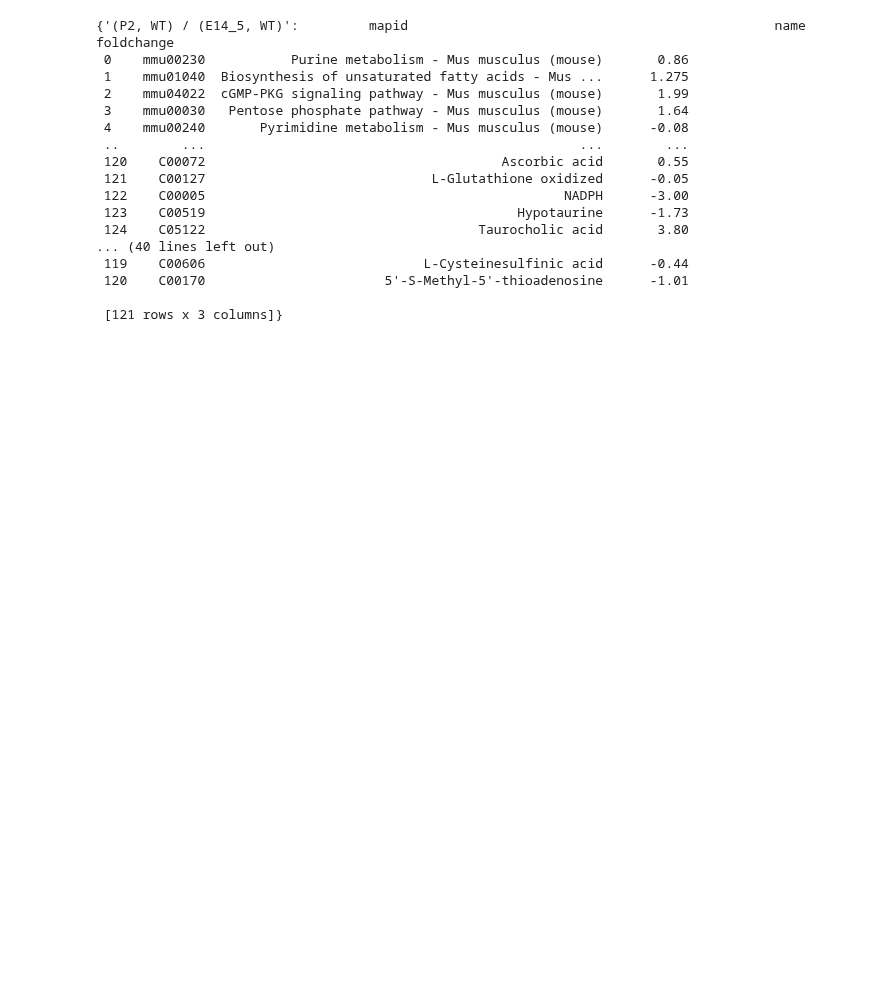
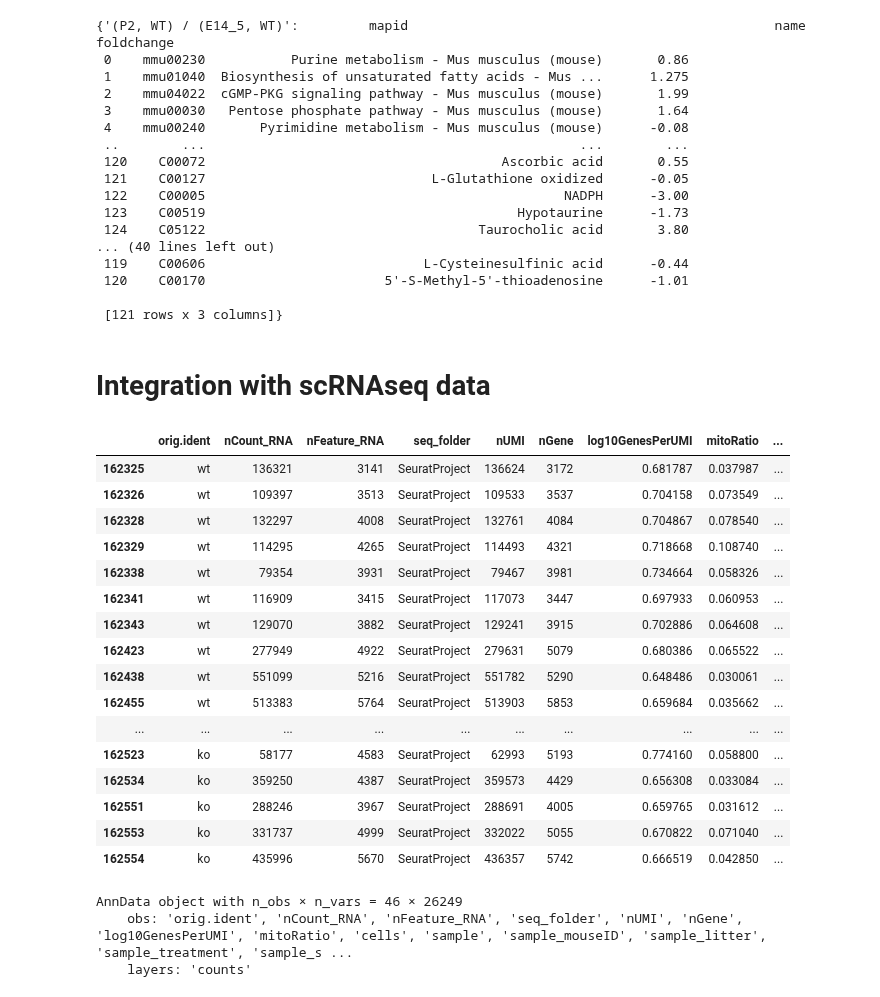
Before and after one commit to menchelab/novarinocollab, a Jupyter notebook: notebooks/metabo_analysis.ipynb, the cells around one changed output. Saved outputs shown, nothing was run; the diff lists cells and outputs as text; code cells hidden in the pictures; blank space fills up the shorter version.

Commit message:
integrate scRNAseq

```diff
--- a/notebooks/metabo_analysis.ipynb
+++ b/notebooks/metabo_analysis.ipynb
@@ -755,3 +755,73 @@ for suffix, selection in zip(['WT', 'KO'], [wtbase, kdbase]):
         header = False,
         index = False
     )
+# %% [markdown]
+# Integration with scRNAseq data
+# %%
+import scanpy as sc
+import anndata as ad
+from scipy.io import mmread
+
+def data2h5ad(prefix):
+    X = mmread(prefix + '.mtx').tocsr()
+    obs = pd.read_csv(
+        prefix + '.metadata.tsv',
+        sep = '\t'
+    )
+    with open(prefix + f'.rownames.txt', 'r') as f:
+        genes = [r.rstrip() for r in f]
+
+    var = pd.DataFrame(
+        index = genes
+    )
+
+    return ad.AnnData(
+        X = X.T,
+        obs = obs,
+        var = var
+    )
+columns = [
+    'sample_treatment',
+    'sample_sex',
+    'sample_litter',
+    'sample_mouseID',
+    'cell_type',
+    'quantification'
+]
+annotation = {
+    0: 'olfactory_cells',
+    1: 'oligodendrytes',
+    2: 'astrocytes',
+    3: 'neurons'
+}
+adata = data2h5ad('../processed/novarino_scRNA')
+adata.obs.index = [x.split('_')[1] for x in adata.obs.index]
+adata.obs['cell_type'] = adata.obs.seurat_clusters.apply(lambda x: annotation[x])
+adata = adata[adata.obs.cell_type == 'neurons', :].copy()
+adata.obs
+# %% [output]
+|  | orig.ident | nCount_RNA | nFeature_RNA | seq_folder | nUMI | nGene | log10GenesPerUMI | mitoRatio | ... |
+| 162325 | wt | 136321 | 3141 | SeuratProject | 136624 | 3172 | 0.681787 | 0.037987 | ... |
+| 162326 | wt | 109397 | 3513 | SeuratProject | 109533 | 3537 | 0.704158 | 0.073549 | ... |
+| 162328 | wt | 132297 | 4008 | SeuratProject | 132761 | 4084 | 0.704867 | 0.078540 | ... |
+| 162329 | wt | 114295 | 4265 | SeuratProject | 114493 | 4321 | 0.718668 | 0.108740 | ... |
+| 162338 | wt | 79354 | 3931 | SeuratProject | 79467 | 3981 | 0.734664 | 0.058326 | ... |
+| 162341 | wt | 116909 | 3415 | SeuratProject | 117073 | 3447 | 0.697933 | 0.060953 | ... |
+| 162343 | wt | 129070 | 3882 | SeuratProject | 129241 | 3915 | 0.702886 | 0.064608 | ... |
+| 162423 | wt | 277949 | 4922 | SeuratProject | 279631 | 5079 | 0.680386 | 0.065522 | ... |
+| 162438 | wt | 551099 | 5216 | SeuratProject | 551782 | 5290 | 0.648486 | 0.030061 | ... |
+| 162455 | wt | 513383 | 5764 | SeuratProject | 513903 | 5853 | 0.659684 | 0.035662 | ... |
+| ... | ... | ... | ... | ... | ... | ... | ... | ... | ... |
+| 162523 | ko | 58177 | 4583 | SeuratProject | 62993 | 5193 | 0.774160 | 0.058800 | ... |
+| 162534 | ko | 359250 | 4387 | SeuratProject | 359573 | 4429 | 0.656308 | 0.033084 | ... |
+| 162551 | ko | 288246 | 3967 | SeuratProject | 288691 | 4005 | 0.659765 | 0.031612 | ... |
+| 162553 | ko | 331737 | 4999 | SeuratProject | 332022 | 5055 | 0.670822 | 0.071040 | ... |
+| 162554 | ko | 435996 | 5670 | SeuratProject | 436357 | 5742 | 0.666519 | 0.042850 | ... |
+# %%
+adata.layers['counts'] = adata.X.astype(int).copy()
+sc.pp.normalize_total(adata)
+adata
+# %% [output]
+AnnData object with n_obs × n_vars = 46 × 26249
+    obs: 'orig.ident', 'nCount_RNA', 'nFeature_RNA', 'seq_folder', 'nUMI', 'nGene', 'log10GenesPerUMI', 'mitoRatio', 'cells', 'sample', 'sample_mouseID', 'sample_litter', 'sample_treatment', 'sample_s ...
+    layers: 'counts'
```
Also changed, not shown: parts of 18 cells of this notebook, 2 other files.
